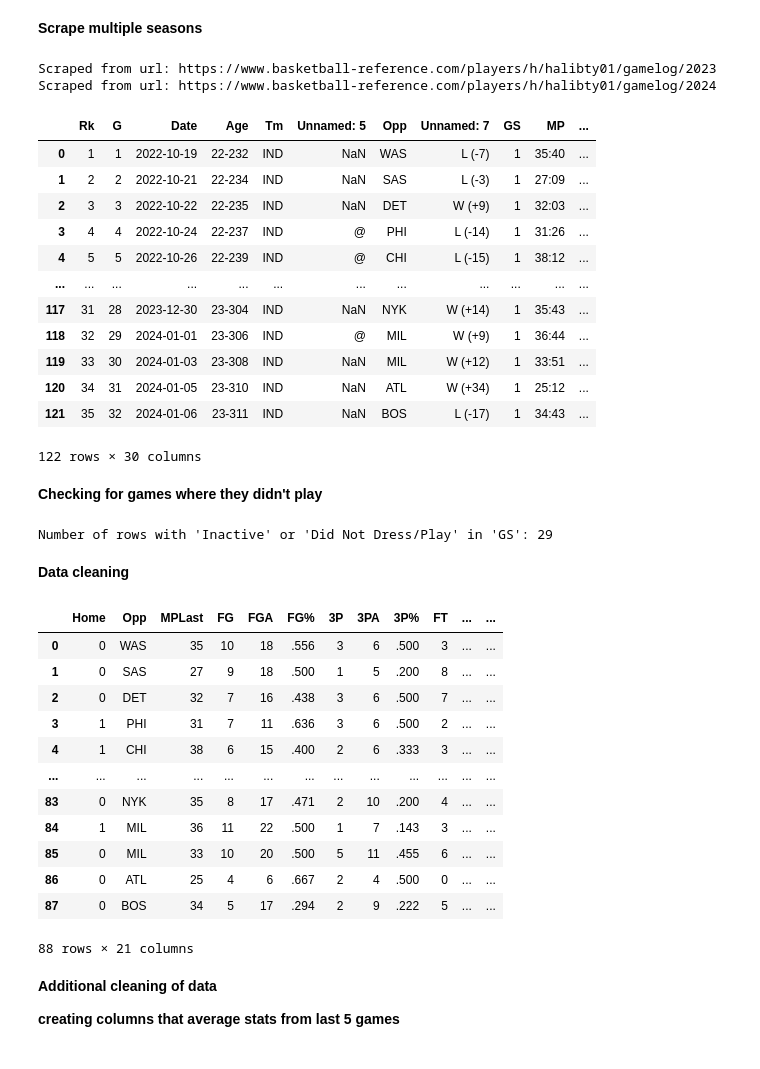
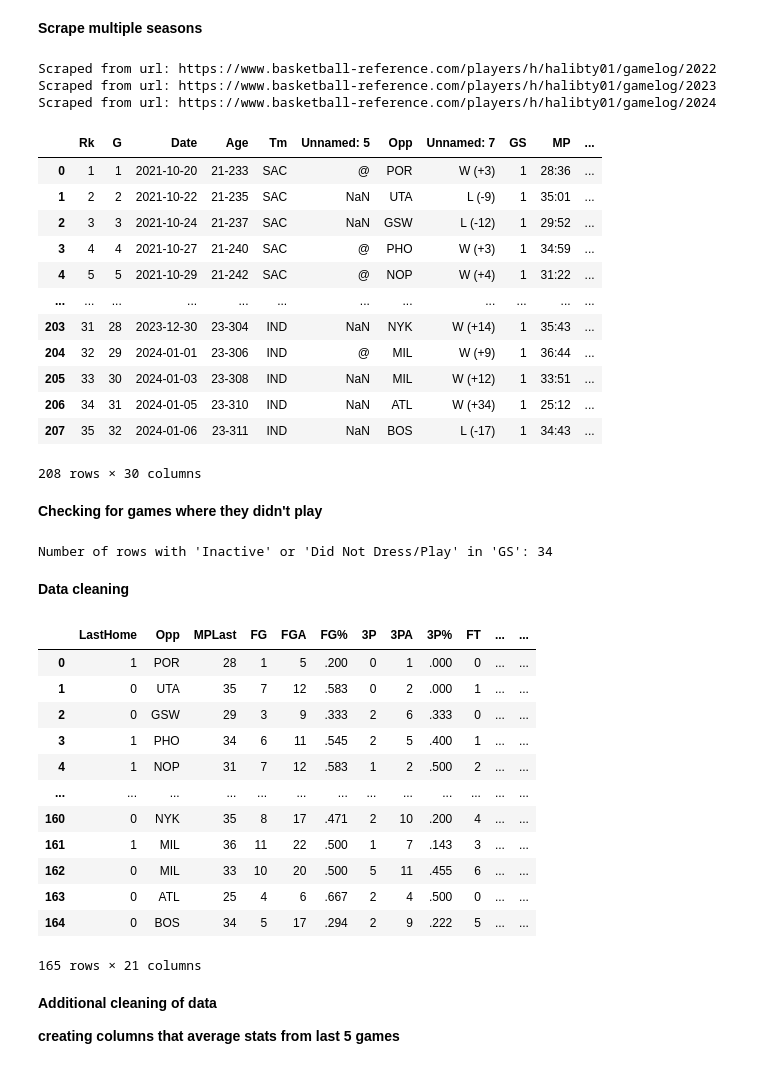
Before and after one commit to chadd28/ml-NBA-app, a Jupyter notebook: ml_NBA_v3.ipynb, the cells around one changed output. Saved outputs shown, nothing was run; the diff lists cells and outputs as text; code cells hidden in the pictures.

```diff
--- a/ml_NBA_v3.ipynb
+++ b/ml_NBA_v3.ipynb
@@ -23,7 +23,7 @@ def scrape_season_data(season):
 # Main loop to scrape data for multiple seasons
 all_data = pd.DataFrame()  # Master DataFrame to store all seasons
 
-seasons_to_scrape = ['2023', '2024']  # which seasons to scrape
+seasons_to_scrape = ['2022', '2023', '2024']  # which seasons to scrape
 
 for i in seasons_to_scrape:
     season_data = scrape_season_data(i)
@@ -36,72 +36,73 @@ pd.reset_option('display.max_columns')
 df = all_data.reset_index(drop=True)
 all_data
 # %% [output]
+Scraped from url: https://www.basketball-reference.com/players/h/halibty01/gamelog/2022
 Scraped from url: https://www.basketball-reference.com/players/h/halibty01/gamelog/2023
 Scraped from url: https://www.basketball-reference.com/players/h/halibty01/gamelog/2024
 |  | Rk | G | Date | Age | Tm | Unnamed: 5 | Opp | Unnamed: 7 | GS | MP | ... |
-| 0 | 1 | 1 | 2022-10-19 | 22-232 | IND | NaN | WAS | L (-7) | 1 | 35:40 | ... |
-| 1 | 2 | 2 | 2022-10-21 | 22-234 | IND | NaN | SAS | L (-3) | 1 | 27:09 | ... |
-| 2 | 3 | 3 | 2022-10-22 | 22-235 | IND | NaN | DET | W (+9) | 1 | 32:03 | ... |
-| 3 | 4 | 4 | 2022-10-24 | 22-237 | IND | @ | PHI | L (-14) | 1 | 31:26 | ... |
-| 4 | 5 | 5 | 2022-10-26 | 22-239 | IND | @ | CHI | L (-15) | 1 | 38:12 | ... |
+| 0 | 1 | 1 | 2021-10-20 | 21-233 | SAC | @ | POR | W (+3) | 1 | 28:36 | ... |
+| 1 | 2 | 2 | 2021-10-22 | 21-235 | SAC | NaN | UTA | L (-9) | 1 | 35:01 | ... |
+| 2 | 3 | 3 | 2021-10-24 | 21-237 | SAC | NaN | GSW | L (-12) | 1 | 29:52 | ... |
+| 3 | 4 | 4 | 2021-10-27 | 21-240 | SAC | @ | PHO | W (+3) | 1 | 34:59 | ... |
+| 4 | 5 | 5 | 2021-10-29 | 21-242 | SAC | @ | NOP | W (+4) | 1 | 31:22 | ... |
 | ... | ... | ... | ... | ... | ... | ... | ... | ... | ... | ... | ... |
-| 117 | 31 | 28 | 2023-12-30 | 23-304 | IND | NaN | NYK | W (+14) | 1 | 35:43 | ... |
-| 118 | 32 | 29 | 2024-01-01 | 23-306 | IND | @ | MIL | W (+9) | 1 | 36:44 | ... |
-| 119 | 33 | 30 | 2024-01-03 | 23-308 | IND | NaN | MIL | W (+12) | 1 | 33:51 | ... |
-| 120 | 34 | 31 | 2024-01-05 | 23-310 | IND | NaN | ATL | W (+34) | 1 | 25:12 | ... |
-| 121 | 35 | 32 | 2024-01-06 | 23-311 | IND | NaN | BOS | L (-17) | 1 | 34:43 | ... |
+| 203 | 31 | 28 | 2023-12-30 | 23-304 | IND | NaN | NYK | W (+14) | 1 | 35:43 | ... |
+| 204 | 32 | 29 | 2024-01-01 | 23-306 | IND | @ | MIL | W (+9) | 1 | 36:44 | ... |
+| 205 | 33 | 30 | 2024-01-03 | 23-308 | IND | NaN | MIL | W (+12) | 1 | 33:51 | ... |
+| 206 | 34 | 31 | 2024-01-05 | 23-310 | IND | NaN | ATL | W (+34) | 1 | 25:12 | ... |
+| 207 | 35 | 32 | 2024-01-06 | 23-311 | IND | NaN | BOS | L (-17) | 1 | 34:43 | ... |
-122 rows × 30 columns
+208 rows × 30 columns
 # %% [markdown]
 **Checking for games where they didn't play**
 # %%
 inactive_rows = df[df['GS'].isin(['Inactive', 'Did Not Dress', "Did Not Play"])]
 print("Number of rows with 'Inactive' or 'Did Not Dress/Play' in 'GS':", len(inactive_rows))
 # %% [output]
-Number of rows with 'Inactive' or 'Did Not Dress/Play' in 'GS': 29
+Number of rows with 'Inactive' or 'Did Not Dress/Play' in 'GS': 34
 # %% [markdown]
 **Data cleaning**
 # %%
 import numpy as np
 
 df = df.drop(df[df.G == "G"].index)                          # deletes repeating headers in content
 df = df.drop(inactive_rows.index)                            # deletes rows/games where he was inactive
 
 df.rename(columns={'Rk': 'SeasonGame',
-                   'Unnamed: 5': 'Home',
-                   'PTS': 'LastPTS',
+                   'Unnamed: 5': 'LastHome',
+                   'PTS': 'LastPTS',                         # renames columns to mean previous game stats
                    'GmSc': 'LastGmSc',
-                   'MP': 'MPLast'}, inplace=True)            # renames columns to mean previous game stats
+                   'MP': 'MPLast'}, inplace=True)
 
 df = df.drop(columns=['SeasonGame',                          # deletes useless columns
                       'Date',
                       'G', # which game played in
                       'Tm', # team they play for
                       'Unnamed: 7',
                       'Age',
                       'GS', # did they start the game
                       'PF', # personal fouls
                       '+/-'])
 
-df['Home'].replace({np.nan: '0', '@': '1'}, inplace=True)       # reformats "Home" values
+df['LastHome'].replace({np.nan: '0', '@': '1'}, inplace=True)       # reformats "Home" values
 df['MPLast'] = pd.to_datetime(df['MPLast'], format='%M:%S').dt.minute   # turns MPLast into a datetime type and rounds to nearest minute
 df.fillna(0, inplace=True)                                      # replaces NaN with 0
 df = df.reset_index(drop=True)                                  # resets index
 
 df
 # %% [output]
-|  | Home | Opp | MPLast | FG | FGA | FG% | 3P | 3PA | 3P% | FT | ... | ... |
-| 0 | 0 | WAS | 35 | 10 | 18 | .556 | 3 | 6 | .500 | 3 | ... | ... |
-| 1 | 0 | SAS | 27 | 9 | 18 | .500 | 1 | 5 | .200 | 8 | ... | ... |
-| 2 | 0 | DET | 32 | 7 | 16 | .438 | 3 | 6 | .500 | 7 | ... | ... |
-| 3 | 1 | PHI | 31 | 7 | 11 | .636 | 3 | 6 | .500 | 2 | ... | ... |
-| 4 | 1 | CHI | 38 | 6 | 15 | .400 | 2 | 6 | .333 | 3 | ... | ... |
+|  | LastHome | Opp | MPLast | FG | FGA | FG% | 3P | 3PA | 3P% | FT | ... | ... |
+| 0 | 1 | POR | 28 | 1 | 5 | .200 | 0 | 1 | .000 | 0 | ... | ... |
+| 1 | 0 | UTA | 35 | 7 | 12 | .583 | 0 | 2 | .000 | 1 | ... | ... |
+| 2 | 0 | GSW | 29 | 3 | 9 | .333 | 2 | 6 | .333 | 0 | ... | ... |
+| 3 | 1 | PHO | 34 | 6 | 11 | .545 | 2 | 5 | .400 | 1 | ... | ... |
+| 4 | 1 | NOP | 31 | 7 | 12 | .583 | 1 | 2 | .500 | 2 | ... | ... |
 | ... | ... | ... | ... | ... | ... | ... | ... | ... | ... | ... | ... | ... |
-| 83 | 0 | NYK | 35 | 8 | 17 | .471 | 2 | 10 | .200 | 4 | ... | ... |
-| 84 | 1 | MIL | 36 | 11 | 22 | .500 | 1 | 7 | .143 | 3 | ... | ... |
-| 85 | 0 | MIL | 33 | 10 | 20 | .500 | 5 | 11 | .455 | 6 | ... | ... |
-| 86 | 0 | ATL | 25 | 4 | 6 | .667 | 2 | 4 | .500 | 0 | ... | ... |
-| 87 | 0 | BOS | 34 | 5 | 17 | .294 | 2 | 9 | .222 | 5 | ... | ... |
+| 160 | 0 | NYK | 35 | 8 | 17 | .471 | 2 | 10 | .200 | 4 | ... | ... |
+| 161 | 1 | MIL | 36 | 11 | 22 | .500 | 1 | 7 | .143 | 3 | ... | ... |
+| 162 | 0 | MIL | 33 | 10 | 20 | .500 | 5 | 11 | .455 | 6 | ... | ... |
+| 163 | 0 | ATL | 25 | 4 | 6 | .667 | 2 | 4 | .500 | 0 | ... | ... |
+| 164 | 0 | BOS | 34 | 5 | 17 | .294 | 2 | 9 | .222 | 5 | ... | ... |
-88 rows × 21 columns
+165 rows × 21 columns
 # %% [markdown]
 **Additional cleaning of data**
 
```
Also changed, not shown: parts of 16 cells of this notebook.
